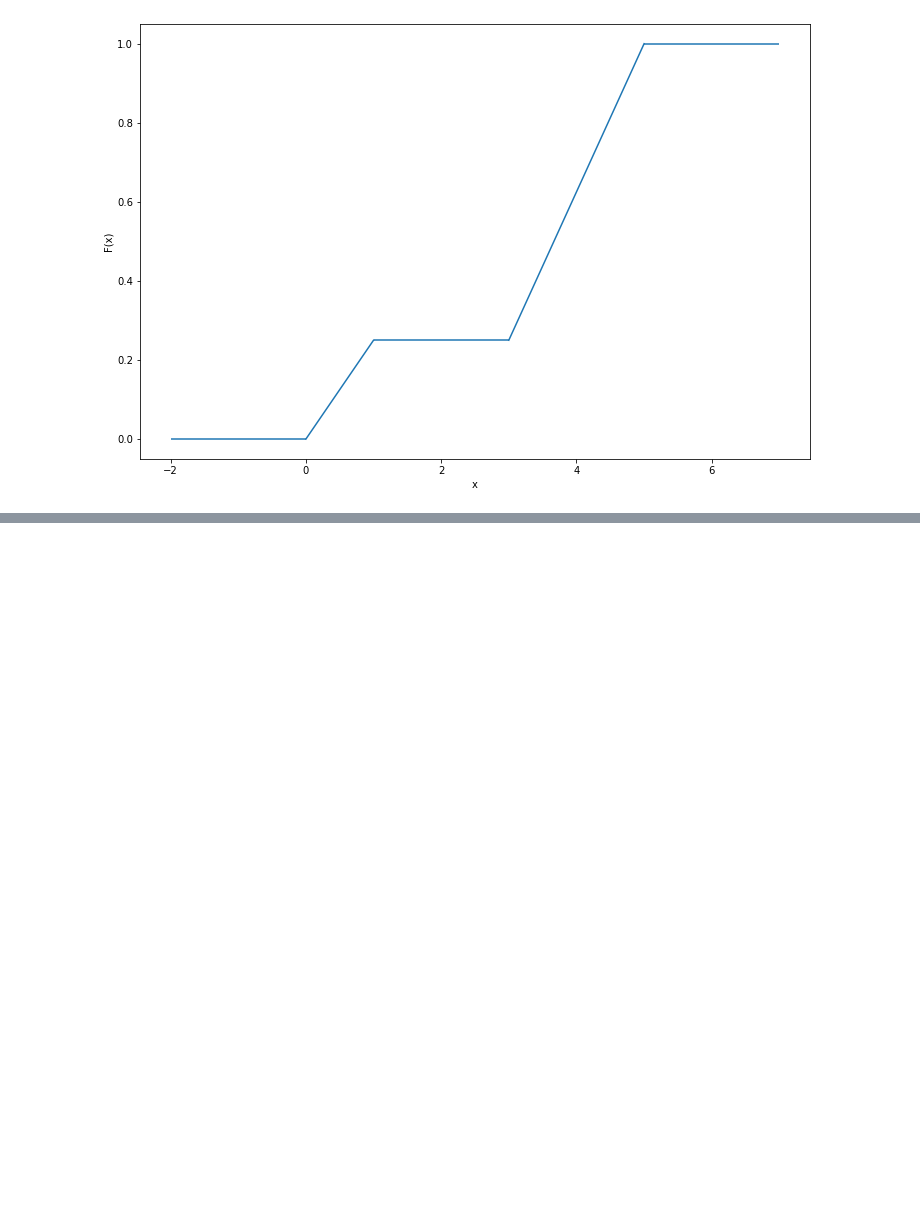
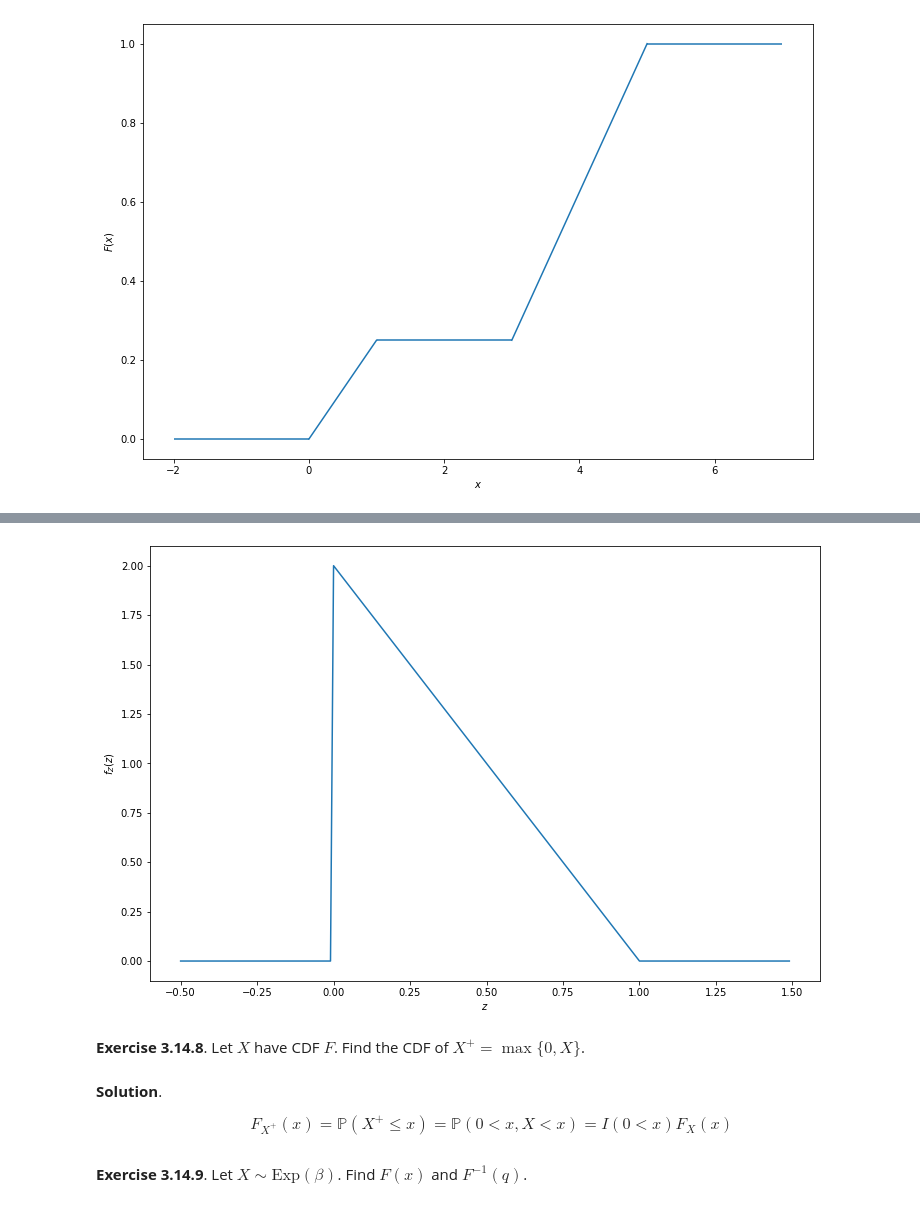
Before and after one commit to telmo-correa/all-of-statistics, a Jupyter notebook: Chapter 03 - Random Variables.ipynb, the cells around one changed output, grey strips where cells are left out. Cells and saved outputs as stored; diff of their text form; code cells hidden in the pictures; blank space fills up the shorter version.

Commit message:
Add exercises

```diff
--- a/Chapter 03 - Random Variables.ipynb
+++ b/Chapter 03 - Random Variables.ipynb
@@ -598,0 +752,26 @@ plt.show()
+# %%
+import numpy as np
+import matplotlib.pyplot as plt
+%matplotlib inline
+
+def f_Z(z):
+    return np.where(z <= 0, 0, np.where(z >= 1, 0, 2 - 2 * z))
+
+plt.figure(figsize=(12, 8))
+
+zz = np.arange(-0.5, 1.5, step=0.01)
+plt.plot(zz, f_Z(zz), color='C0')
+
+plt.xlabel(r'$z$')
+plt.ylabel(r'$f_Z(z)$')
+plt.show()
+# %% [output]
+[figure, added]
+# %% [markdown]
+**Exercise 3.14.8**.  Let $X$ have CDF $F$.  Find the CDF of $X^+ = \max \{0, X\}$.
+# %% [markdown]
+**Solution**.
+
+$$ F_{X^+}(x) = \mathbb{P}(X^+ \leq x) = \mathbb{P}(0 < x, X < x) = I(0 < x) F_X(x) $$
+# %% [markdown]
+**Exercise 3.14.9**.  Let $X \sim \text{Exp}(\beta)$.  Find $F(x)$ and $F^{-1}(q)$.
```
Also changed, not shown: parts of 16 cells of this notebook.
